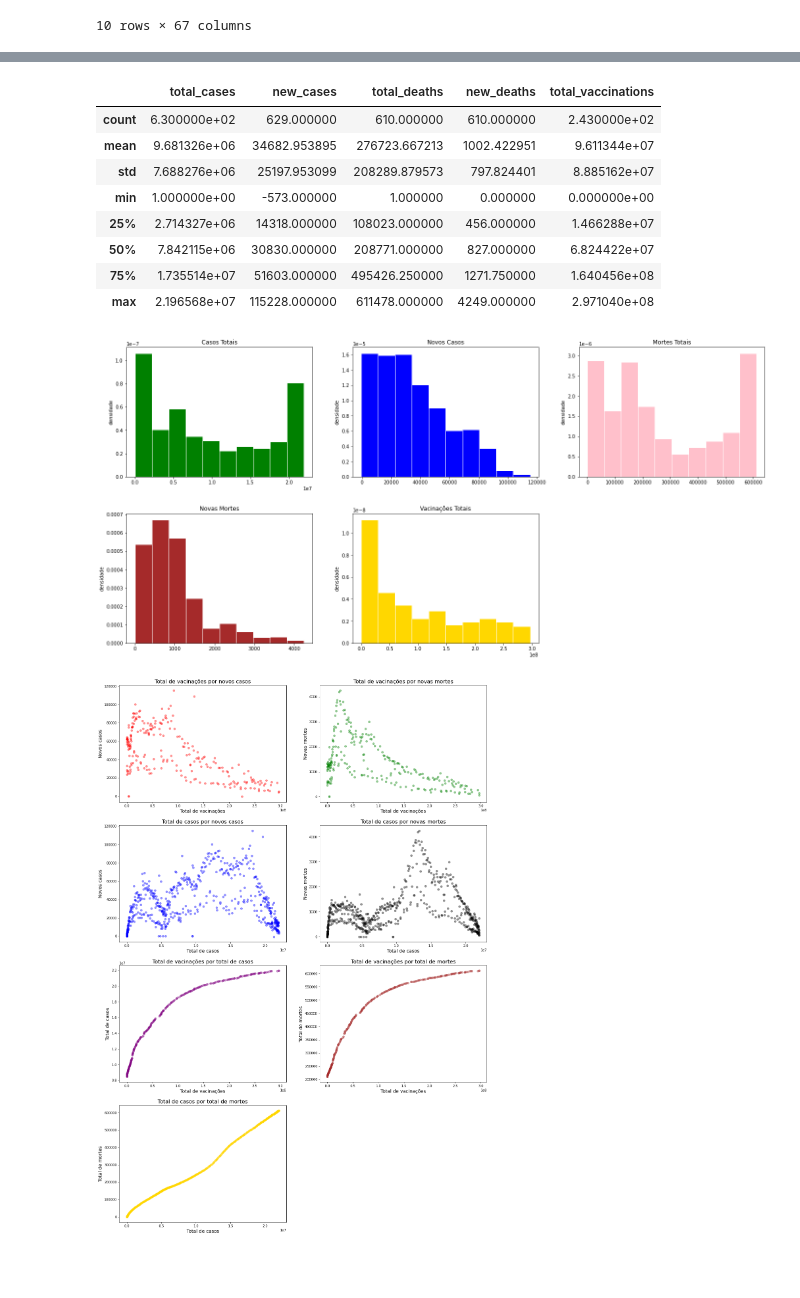
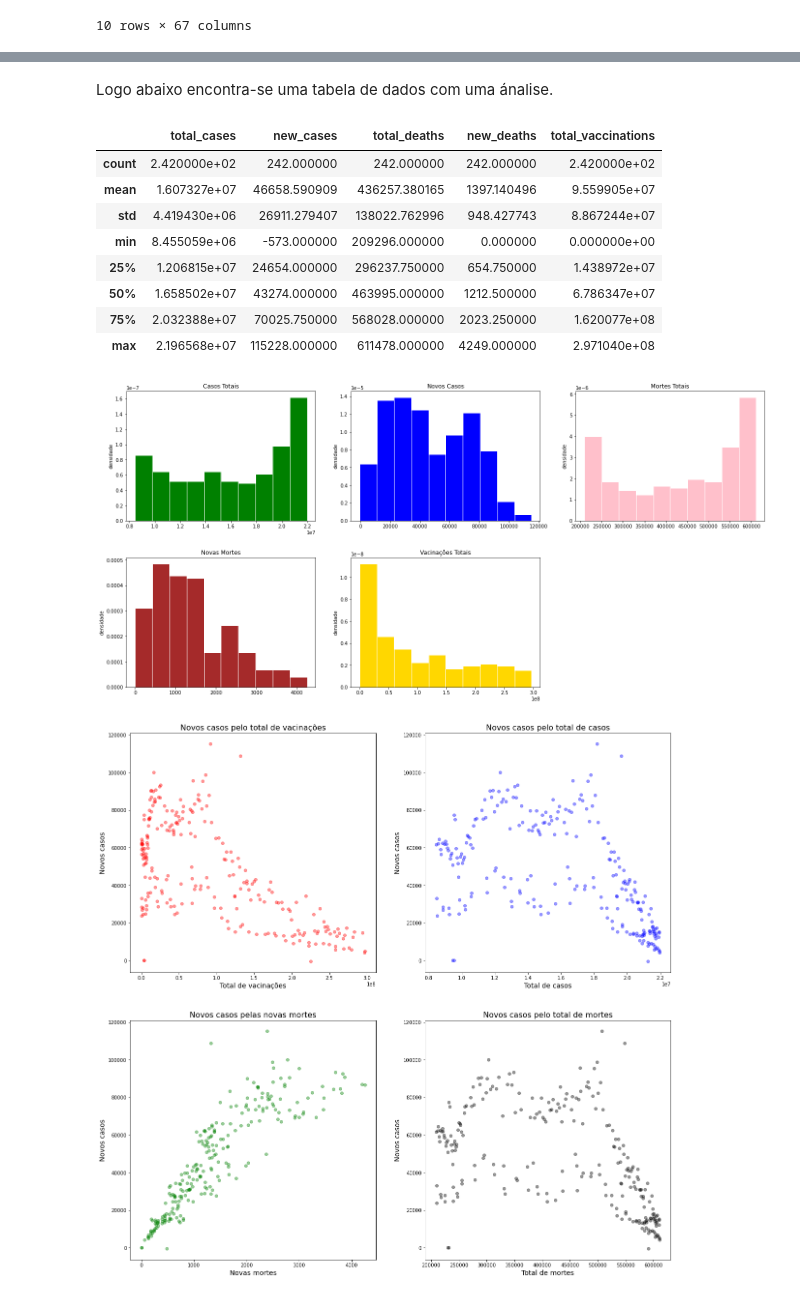
Before and after one commit to marlonsp/Projeto2-CiDados, a Jupyter notebook: Projeto2-CDados.ipynb, the cells around one changed output, grey strips where cells are left out. Drawn from its saved outputs; the diff is of its cells as text; code cells hidden in the pictures; blank space fills up the shorter version.

```diff
--- a/Projeto2-CDados.ipynb
+++ b/Projeto2-CDados.ipynb
@@ -40,0 +37,4 @@ plt.show()
+# %%
+lista = ['total_cases','new_cases','total_deaths','new_deaths','total_vaccinations']
+df = data_base.loc[:, lista]
+df
@@ -40,0 +55,3 @@ plt.show()
+# %%
+df = df.dropna()
+df
@@ -41,15 +72,17 @@ plt.show()
+# %% [markdown]
+Logo abaixo encontra-se uma tabela de dados com uma ánalise.
 # %%
 #Analisando os valores
 df.describe()
 # %% [output]
 |  | total_cases | new_cases | total_deaths | new_deaths | total_vaccinations |
-| count | 6.300000e+02 | 629.000000 | 610.000000 | 610.000000 | 2.430000e+02 |
-| mean | 9.681326e+06 | 34682.953895 | 276723.667213 | 1002.422951 | 9.611344e+07 |
-| std | 7.688276e+06 | 25197.953099 | 208289.879573 | 797.824401 | 8.885162e+07 |
-| min | 1.000000e+00 | -573.000000 | 1.000000 | 0.000000 | 0.000000e+00 |
-| 25% | 2.714327e+06 | 14318.000000 | 108023.000000 | 456.000000 | 1.466288e+07 |
-| 50% | 7.842115e+06 | 30830.000000 | 208771.000000 | 827.000000 | 6.824422e+07 |
-| 75% | 1.735514e+07 | 51603.000000 | 495426.250000 | 1271.750000 | 1.640456e+08 |
+| count | 2.420000e+02 | 242.000000 | 242.000000 | 242.000000 | 2.420000e+02 |
+| mean | 1.607327e+07 | 46658.590909 | 436257.380165 | 1397.140496 | 9.559905e+07 |
+| std | 4.419430e+06 | 26911.279407 | 138022.762996 | 948.427743 | 8.867244e+07 |
+| min | 8.455059e+06 | -573.000000 | 209296.000000 | 0.000000 | 0.000000e+00 |
+| 25% | 1.206815e+07 | 24654.000000 | 296237.750000 | 654.750000 | 1.438972e+07 |
+| 50% | 1.658502e+07 | 43274.000000 | 463995.000000 | 1212.500000 | 6.786347e+07 |
+| 75% | 2.032388e+07 | 70025.750000 | 568028.000000 | 2023.250000 | 1.620077e+08 |
 | max | 2.196568e+07 | 115228.000000 | 611478.000000 | 4249.000000 | 2.971040e+08 |
 # %%
 figure = plt.figure(figsize=(20, 10))
@@ -86,51 +119,33 @@ plt.ylabel('densidade')
 figure.tight_layout(pad=3.0)
 plt.show()
 # %% [output]
-[figure, old version]
+[figure, new version]
 # %%
-figure = plt.figure(figsize=(20, 30))
+figure = plt.figure(figsize=(20, 20))
 
-plt.subplot(4, 2, 1)
+plt.subplot(2, 2, 1)
 plt.scatter(df.total_vaccinations, df.new_cases, c='red', alpha=0.4)
-plt.title('Total de vacinações por novos casos', fontsize=16)
+plt.title('Novos casos pelo total de vacinações', fontsize=16)
 plt.xlabel('Total de vacinações', fontsize=14)
 plt.ylabel('Novos casos', fontsize=14)
 
-plt.subplot(4, 2, 2)
-plt.scatter(df.total_vaccinations, df.new_deaths, c='green', alpha=0.4)
-plt.title('Total de vacinações por novas mortes', fontsize=16)
-plt.xlabel('Total de vacinações', fontsize=14)
-plt.ylabel('Novas mortes', fontsize=14)
-
-plt.subplot(4, 2, 3)
+plt.subplot(2, 2, 2)
 plt.scatter(df.total_cases, df.new_cases, c='blue', alpha=0.4)
-plt.title('Total de casos por novos casos', fontsize=16)
+plt.title('Novos casos pelo total de casos', fontsize=16)
 plt.xlabel('Total de casos', fontsize=14)
 plt.ylabel('Novos casos', fontsize=14)
 
-plt.subplot(4, 2, 4)
-plt.scatter(df.total_cases, df.new_deaths, c='black', alpha=0.4)
-plt.title('Total de casos por novas mortes', fontsize=16)
-plt.xlabel('Total de casos', fontsize=14)
-plt.ylabel('Novas mortes', fontsize=14)
+plt.subplot(2, 2, 3)
+plt.scatter(df.new_deaths, df.new_cases, c='green', alpha=0.4)
+plt.title('Novos casos pelas novas mortes', fontsize=16)
+plt.xlabel('Novas mortes', fontsize=14)
+plt.ylabel('Novos casos', fontsize=14)
 
-plt.subplot(4, 2, 5)
-plt.scatter(df.total_vaccinations, df.total_cases, c='purple', alpha=0.4)
-plt.title('Total de vacinações por total de casos', fontsize=16)
-plt.xlabel('Total de vacinações', fontsize=14)
-plt.ylabel('Total de casos', fontsize=14)
-
-plt.subplot(4, 2, 6)
-plt.scatter(df.total_vaccinations, df.total_deaths, c='brown', alpha=0.4)
-plt.title('Total de vacinações por total de mortes', fontsize=16)
-plt.xlabel('Total de vacinações', fontsize=14)
-plt.ylabel('Total de mortes', fontsize=14)
-
-plt.subplot(4, 2, 7)
-plt.scatter(df.total_cases, df.total_deaths, c='gold', alpha=0.4)
-plt.title('Total de casos por total de mortes', fontsize=16)
-plt.xlabel('Total de casos', fontsize=14)
-plt.ylabel('Total de mortes', fontsize=14)
+plt.subplot(2, 2, 4)
+plt.scatter(df.total_deaths, df.new_cases, c='black', alpha=0.4)
+plt.title('Novos casos pelo total de mortes', fontsize=16)
+plt.xlabel('Total de mortes', fontsize=14)
+plt.ylabel('Novos casos', fontsize=14)
 plt.show()
 # %% [output]
-[figure, old version]
+[figure, new version]
```
Also changed, not shown: parts of 10 cells of this notebook.
